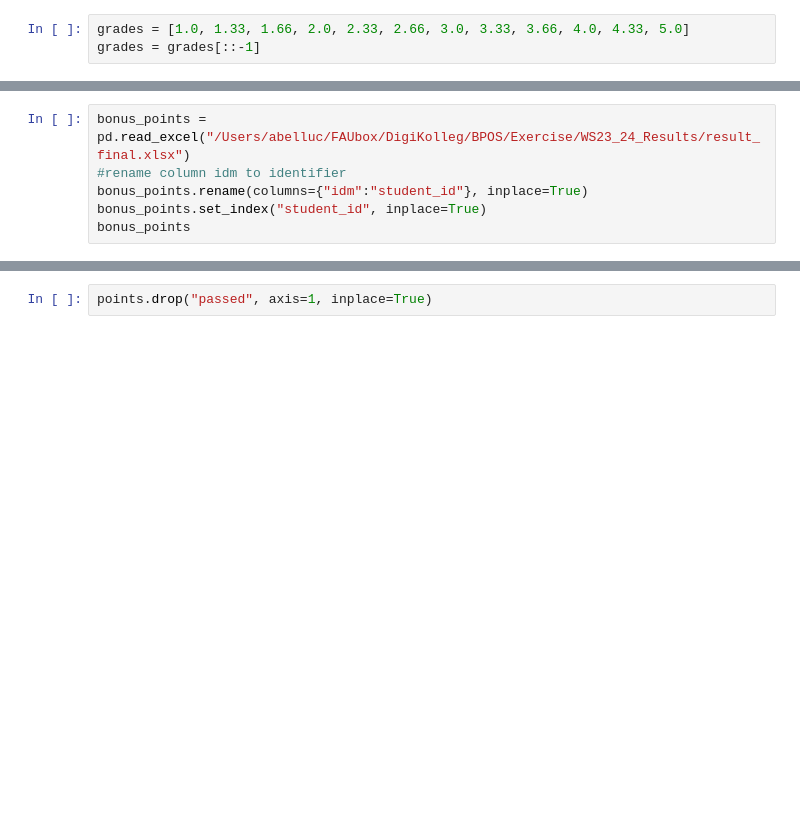
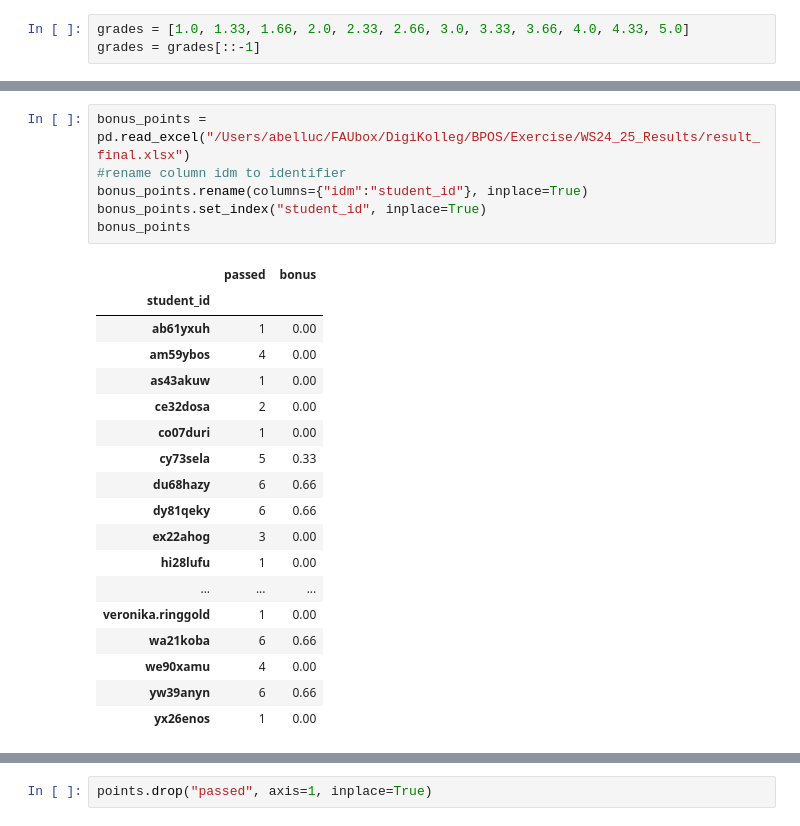
Before and after one commit to digikolleg-data-science-psychology/ads_exercise, a Jupyter notebook: _bpos_exercise/calculate_final_grades.ipynb, the cells around one changed output, grey strips where cells are left out. Saved outputs shown, nothing was run; the diff lists cells and outputs as text; blank space fills up the shorter version.

```diff
--- a/_bpos_exercise/calculate_final_grades.ipynb
+++ b/_bpos_exercise/calculate_final_grades.ipynb
@@ -54,9 +146,28 @@ points["grade"].describe()
 # %%
-bonus_points = pd.read_excel("/Users/abelluc/FAUbox/DigiKolleg/BPOS/Exercise/WS23_24_Results/result_final.xlsx")
+bonus_points = pd.read_excel("/Users/abelluc/FAUbox/DigiKolleg/BPOS/Exercise/WS24_25_Results/result_final.xlsx")
 #rename column idm to identifier
 bonus_points.rename(columns={"idm":"student_id"}, inplace=True)
 bonus_points.set_index("student_id", inplace=True)
 bonus_points
+# %% [output]
+|  | passed | bonus |
+| student_id |  |  |
+| ab61yxuh | 1 | 0.00 |
+| am59ybos | 4 | 0.00 |
+| as43akuw | 1 | 0.00 |
+| ce32dosa | 2 | 0.00 |
+| co07duri | 1 | 0.00 |
+| cy73sela | 5 | 0.33 |
+| du68hazy | 6 | 0.66 |
+| dy81qeky | 6 | 0.66 |
+| ex22ahog | 3 | 0.00 |
+| hi28lufu | 1 | 0.00 |
+| ... | ... | ... |
+| veronika.ringgold | 1 | 0.00 |
+| wa21koba | 6 | 0.66 |
+| we90xamu | 4 | 0.00 |
+| yw39anyn | 6 | 0.66 |
+| yx26enos | 1 | 0.00 |
 # %%
 # join dataframes
 points = points.join(bonus_points, how="left")
```
Also changed, not shown: parts of 19 cells of this notebook, 1 other file.
